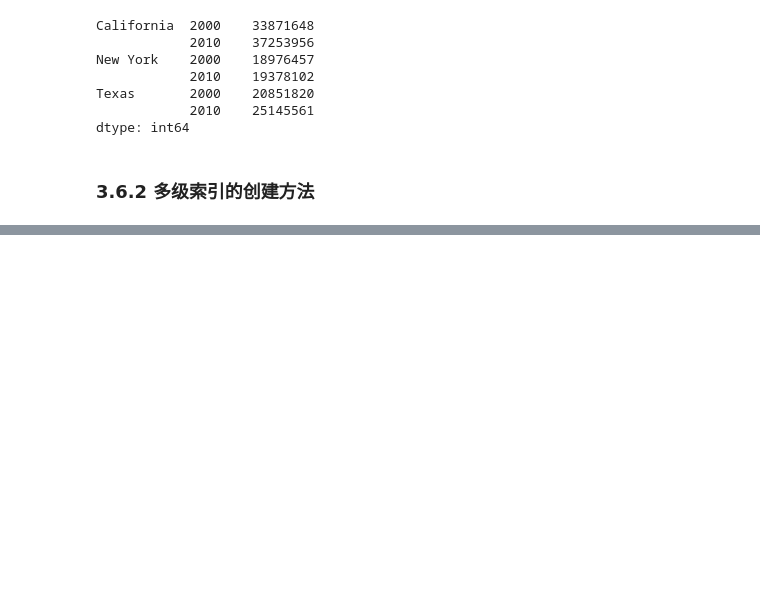
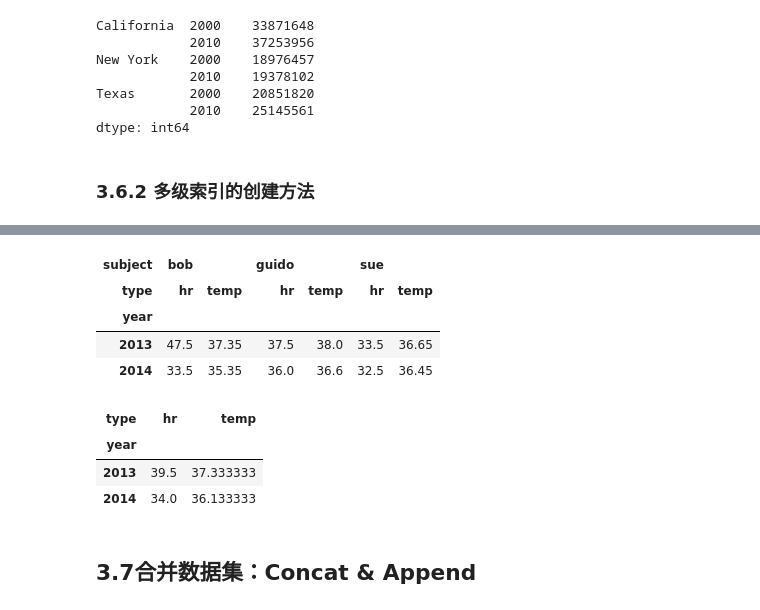
Before and after one commit to Alexzsh/PythonTrick, a Jupyter notebook: np & plt.ipynb, the cells around one changed output, grey strips where cells are left out. Cells and saved outputs as stored; diff of their text form; code cells hidden in the pictures; blank space fills up the shorter version.

```diff
--- a/np & plt.ipynb
+++ b/np & plt.ipynb
@@ -1295,0 +1528,18 @@ dtype: int64
+# %%
+data_mean=health_data.mean(level='year')
+data_mean
+# %% [output]
+| subject | bob |  | guido |  | sue |  |
+| type | hr | temp | hr | temp | hr | temp |
+| year |  |  |  |  |  |  |
+| 2013 | 47.5 | 37.35 | 37.5 | 38.0 | 33.5 | 36.65 |
+| 2014 | 33.5 | 35.35 | 36.0 | 36.6 | 32.5 | 36.45 |
+# %%
+data_mean.mean(axis=1,level='type')
+# %% [output]
+| type | hr | temp |
+| year |  |  |
+| 2013 | 39.5 | 37.333333 |
+| 2014 | 34.0 | 36.133333 |
+# %% [markdown]
+## 3.7合并数据集：Concat & Append
```
Also changed, not shown: parts of 26 cells of this notebook.
